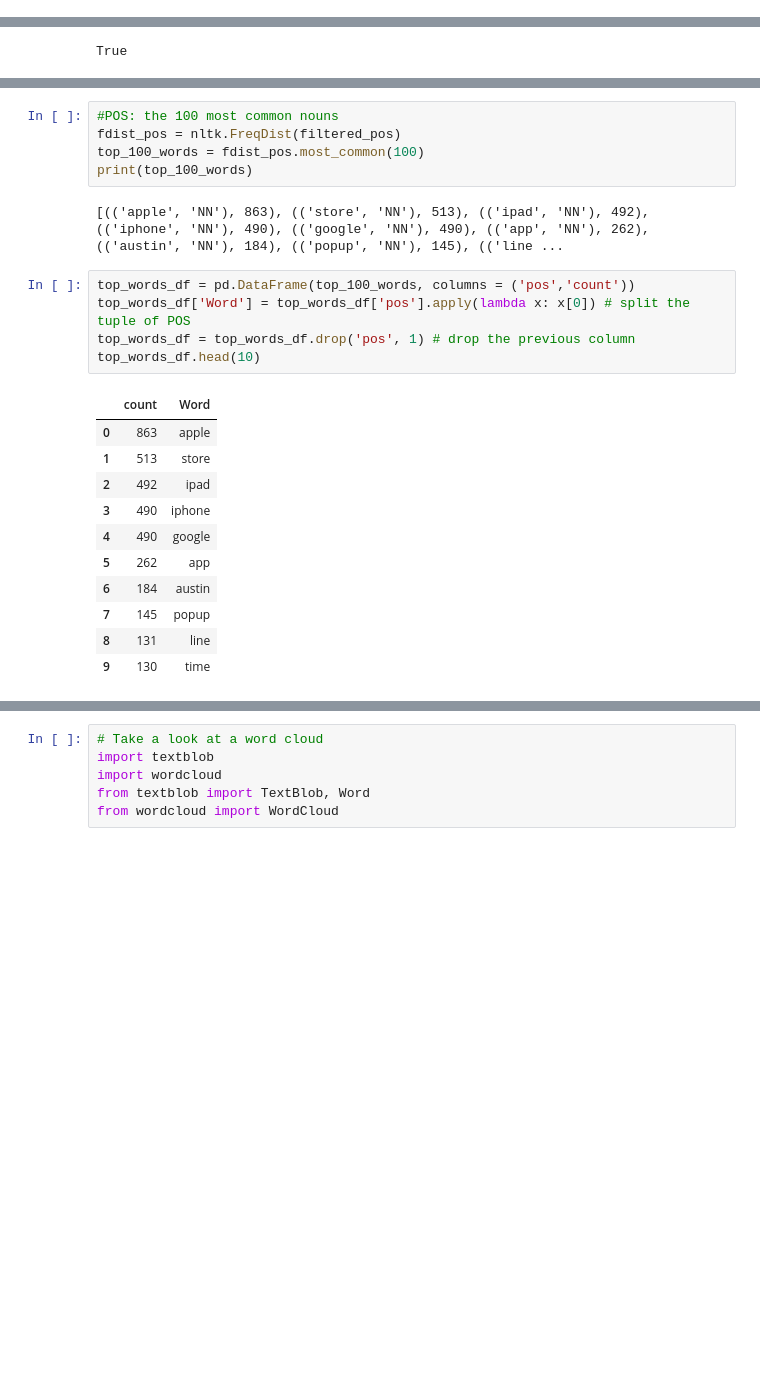
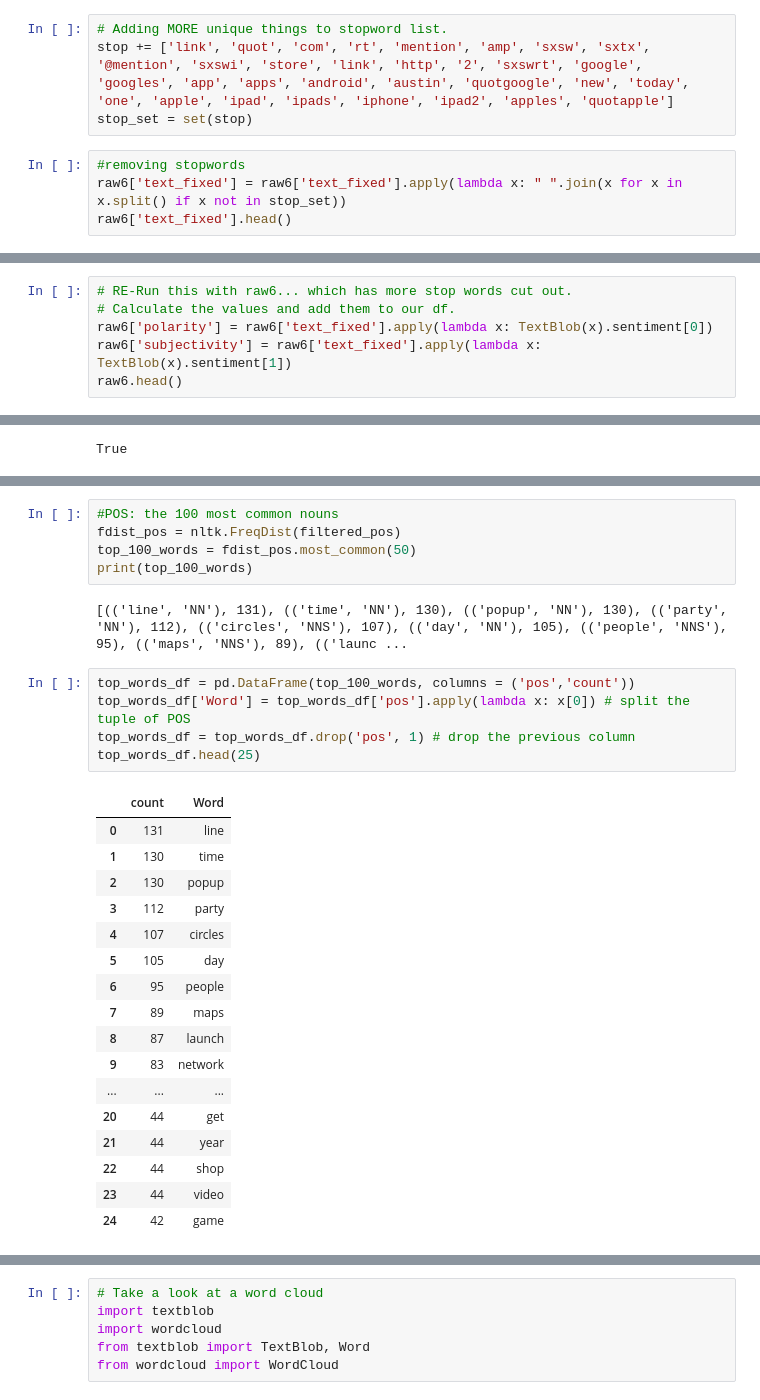
Before and after one commit to markp-rankin/Google-Apple-Tweets, a Jupyter notebook: NLP-Project4-EDA-Mark.ipynb, the cells around one changed output, grey strips where cells are left out. Saved outputs shown, nothing was run; the diff lists cells and outputs as text; blank space fills up the shorter version.

```diff
--- a/NLP-Project4-EDA-Mark.ipynb
+++ b/NLP-Project4-EDA-Mark.ipynb
@@ -428,0 +461,8 @@ raw6.head()
+# %%
+# Adding MORE unique things to stopword list.
+stop += ['link', 'quot', 'com', 'rt', 'mention', 'amp', 'sxsw', 'sxtx', '@mention', 'sxswi', 'store', 'link', 'http', '2', 'sxswrt', 'google', 'googles', 'app', 'apps', 'android', 'austin', 'quotgoogle', 'new', 'today', 'one', 'apple', 'ipad', 'ipads', 'iphone', 'ipad2', 'apples', 'quotapple']
+stop_set = set(stop)
+# %%
+#removing stopwords
+raw6['text_fixed'] = raw6['text_fixed'].apply(lambda x: " ".join(x for x in x.split() if x not in stop_set))
+raw6['text_fixed'].head()
@@ -473,3 +542,9 @@ raw5.groupby('feelings').describe()
 | feelings |  |  |  |  |  |  |  |  |  |  | ... |
 | 0 | 518.0 | 102.345560 | 26.315786 | 33.0 | 84.0 | 106.0 | 125.0 | 148.0 | 518.0 | 6.249035 | ... |
 | 1 | 2664.0 | 98.290541 | 26.010621 | 23.0 | 80.0 | 102.0 | 119.0 | 153.0 | 2664.0 | 5.562688 | ... |
+# %%
+# RE-Run this with raw6... which has more stop words cut out.
+# Calculate the values and add them to our df.
+raw6['polarity'] = raw6['text_fixed'].apply(lambda x: TextBlob(x).sentiment[0])
+raw6['subjectivity'] = raw6['text_fixed'].apply(lambda x: TextBlob(x).sentiment[1])
+raw6.head()
@@ -537,24 +640,30 @@ print (len(filtered_pos))
 # %%
 #POS: the 100 most common nouns
 fdist_pos = nltk.FreqDist(filtered_pos)
-top_100_words = fdist_pos.most_common(100)
+top_100_words = fdist_pos.most_common(50)
 print(top_100_words)
 # %% [output]
-[(('apple', 'NN'), 863), (('store', 'NN'), 513), (('ipad', 'NN'), 492), (('iphone', 'NN'), 490), (('google', 'NN'), 490), (('app', 'NN'), 262), (('austin', 'NN'), 184), (('popup', 'NN'), 145), (('line ...
+[(('line', 'NN'), 131), (('time', 'NN'), 130), (('popup', 'NN'), 130), (('party', 'NN'), 112), (('circles', 'NNS'), 107), (('day', 'NN'), 105), (('people', 'NNS'), 95), (('maps', 'NNS'), 89), (('launc ...
 # %%
 top_words_df = pd.DataFrame(top_100_words, columns = ('pos','count'))
 top_words_df['Word'] = top_words_df['pos'].apply(lambda x: x[0]) # split the tuple of POS
 top_words_df = top_words_df.drop('pos', 1) # drop the previous column
-top_words_df.head(10)
+top_words_df.head(25)
 # %% [output]
 |  | count | Word |
-| 0 | 863 | apple |
-| 1 | 513 | store |
-| 2 | 492 | ipad |
-| 3 | 490 | iphone |
-| 4 | 490 | google |
-| 5 | 262 | app |
-| 6 | 184 | austin |
-| 7 | 145 | popup |
-| 8 | 131 | line |
-| 9 | 130 | time |
+| 0 | 131 | line |
+| 1 | 130 | time |
+| 2 | 130 | popup |
+| 3 | 112 | party |
+| 4 | 107 | circles |
+| 5 | 105 | day |
+| 6 | 95 | people |
+| 7 | 89 | maps |
+| 8 | 87 | launch |
+| 9 | 83 | network |
+| ... | ... | ... |
+| 20 | 44 | get |
+| 21 | 44 | year |
+| 22 | 44 | shop |
+| 23 | 44 | video |
+| 24 | 42 | game |
```
Also changed, not shown: parts of 28 cells of this notebook.
